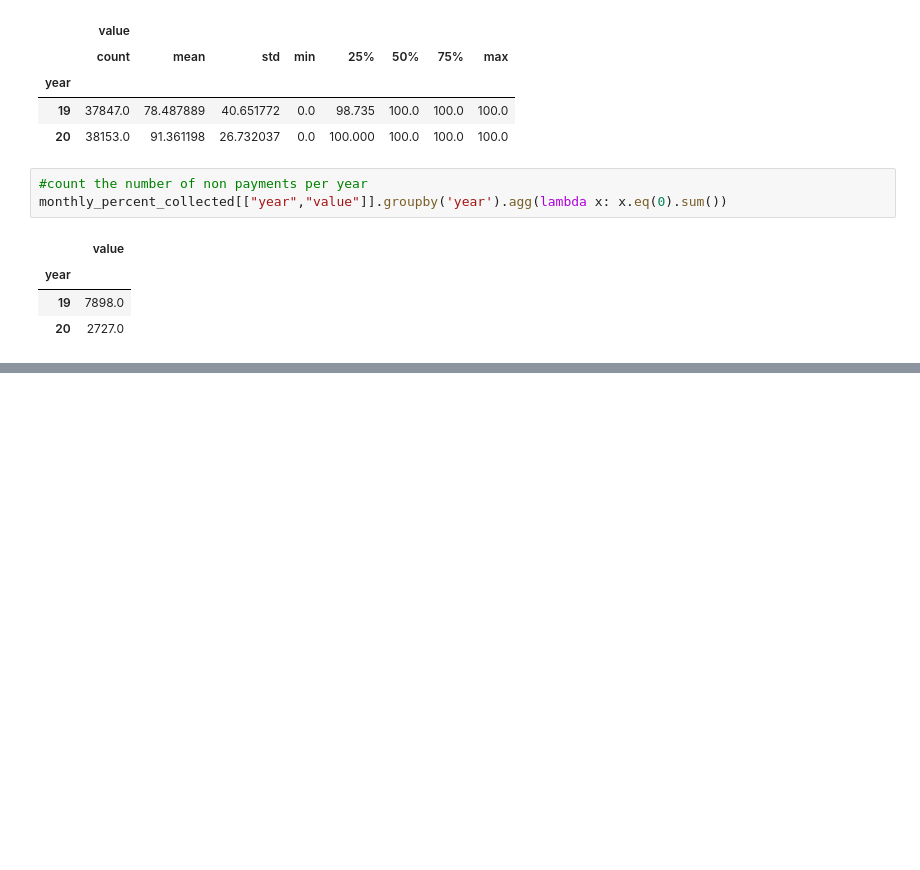
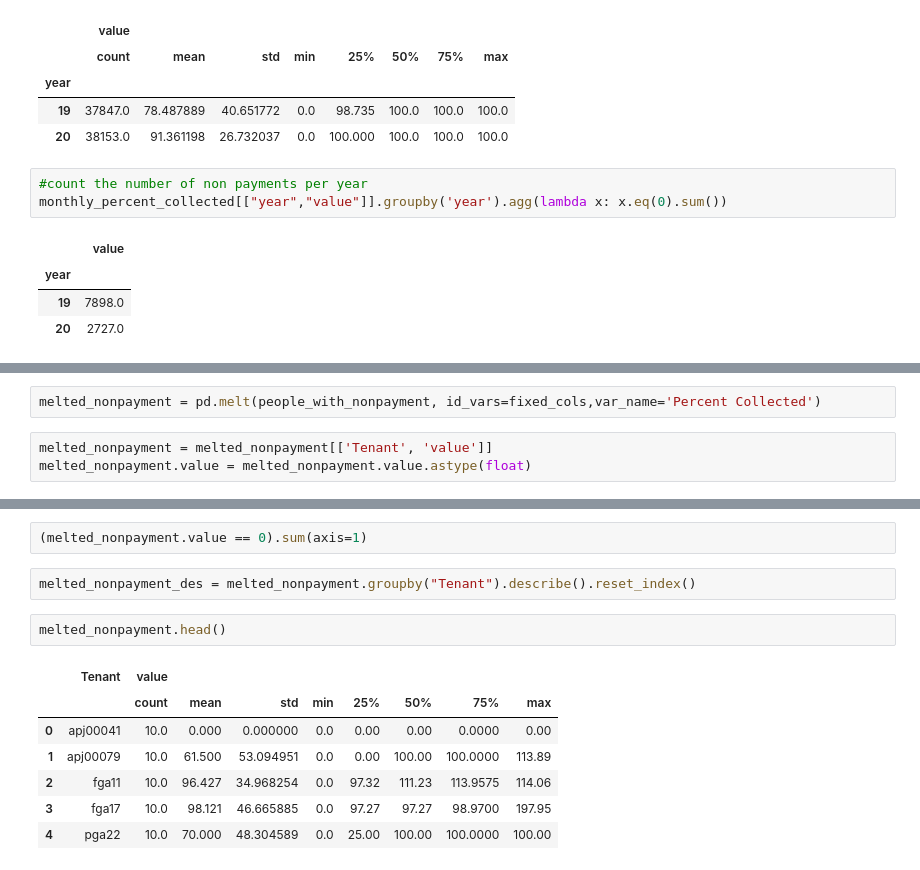
Before and after one commit to qunderriner/eden_rent_roll, a Jupyter notebook: eden_data_merge_analysis.ipynb, the cells around one changed output, grey strips where cells are left out. Saved outputs shown, nothing was run; the diff lists cells and outputs as text; blank space fills up the shorter version.

```diff
--- a/eden_data_merge_analysis.ipynb
+++ b/eden_data_merge_analysis.ipynb
@@ -183,0 +269,5 @@ if i can order the dates up right could make a nice line chart
+# %%
+melted_nonpayment = pd.melt(people_with_nonpayment, id_vars=fixed_cols,var_name='Percent Collected')
+# %%
+melted_nonpayment = melted_nonpayment[['Tenant', 'value']]
+melted_nonpayment.value = melted_nonpayment.value.astype(float)
@@ -183,0 +283,14 @@ if i can order the dates up right could make a nice line chart
+# %%
+(melted_nonpayment.value == 0).sum(axis=1)
+# %%
+melted_nonpayment_des = melted_nonpayment.groupby("Tenant").describe().reset_index()
+# %%
+melted_nonpayment.head()
+# %% [output]
+|  | Tenant | value |  |  |  |  |  |  |  |
+|  |  | count | mean | std | min | 25% | 50% | 75% | max |
+| 0 | apj00041 | 10.0 | 0.000 | 0.000000 | 0.0 | 0.00 | 0.00 | 0.0000 | 0.00 |
+| 1 | apj00079 | 10.0 | 61.500 | 53.094951 | 0.0 | 0.00 | 100.00 | 100.0000 | 113.89 |
+| 2 | fga11 | 10.0 | 96.427 | 34.968254 | 0.0 | 97.32 | 111.23 | 113.9575 | 114.06 |
+| 3 | fga17 | 10.0 | 98.121 | 46.665885 | 0.0 | 97.27 | 97.27 | 98.9700 | 197.95 |
+| 4 | pga22 | 10.0 | 70.000 | 48.304589 | 0.0 | 25.00 | 100.00 | 100.0000 | 100.00 |
```
Also changed, not shown: parts of 36 cells of this notebook.
